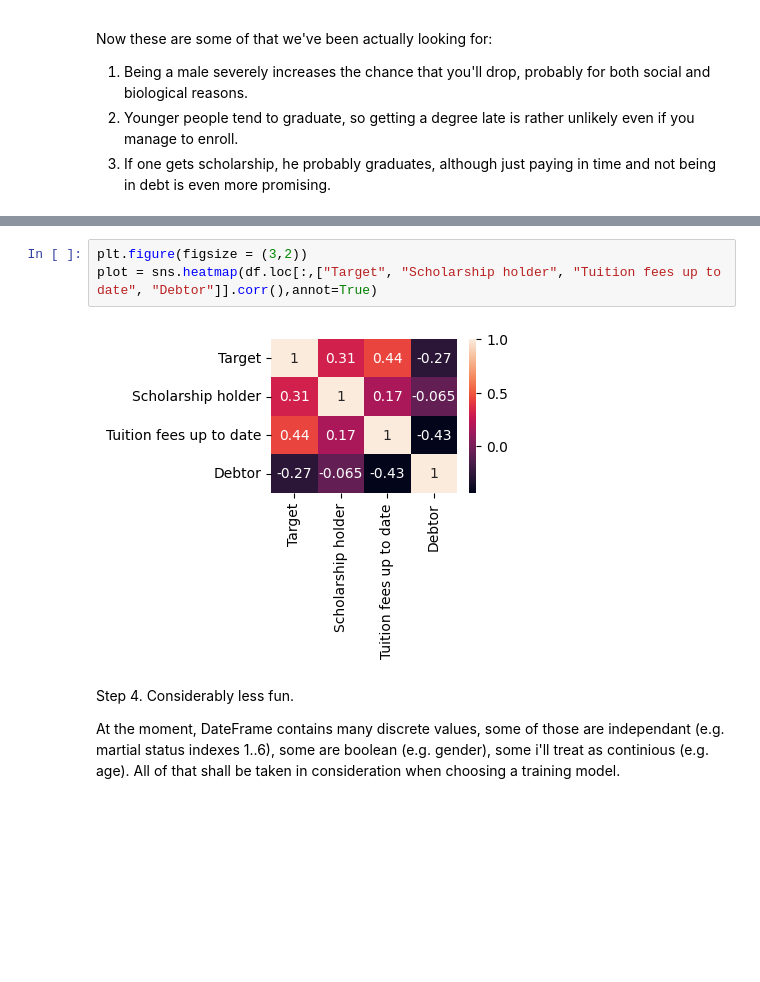
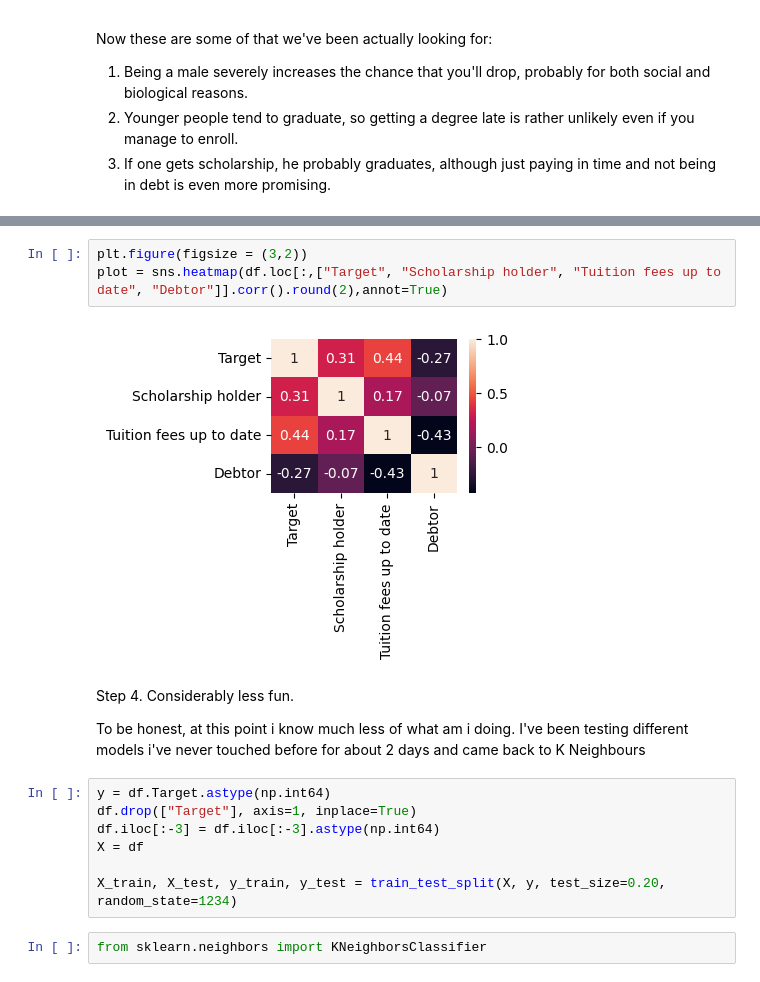
Before and after one commit to crimfi/keepstudying, a Jupyter notebook: main.ipynb, the cells around one changed output, grey strips where cells are left out. Saved outputs shown, nothing was run; the diff lists cells and outputs as text; blank space fills up the shorter version.

```diff
--- a/main.ipynb
+++ b/main.ipynb
@@ -89,11 +91,19 @@ plot = sns.heatmap(df.loc[:,["Target", "Age at enrollment"]].corr(),annot=True)
 [figure]
 # %%
 plt.figure(figsize = (3,2))
-plot = sns.heatmap(df.loc[:,["Target", "Scholarship holder", "Tuition fees up to date", "Debtor"]].corr(),annot=True)
+plot = sns.heatmap(df.loc[:,["Target", "Scholarship holder", "Tuition fees up to date", "Debtor"]].corr().round(2),annot=True)
 # %% [output]
-[figure, old version]
+[figure, new version]
-# %% [markdown]
-Step 4. Considerably less fun.
-
-At the moment, DateFrame contains many discrete values, some of those are independant (e.g. martial status indexes 1..6), some are boolean (e.g. gender), some i'll treat as continious (e.g. age).
-All of that shall be taken in consideration when choosing a training model.
+# %% [markdown]
+Step 4. Considerably less fun.
+
+To be honest, at this point i know much less of what am i doing. I've been testing different models i've never touched before for about 2 days and came back to K Neighbours
+# %%
+y = df.Target.astype(np.int64)
+df.drop(["Target"], axis=1, inplace=True)
+df.iloc[:-3] = df.iloc[:-3].astype(np.int64)
+X = df
+
+X_train, X_test, y_train, y_test = train_test_split(X, y, test_size=0.20, random_state=1234)
+# %%
+from sklearn.neighbors import KNeighborsClassifier
```
Also changed, not shown: parts of 11 cells of this notebook.
